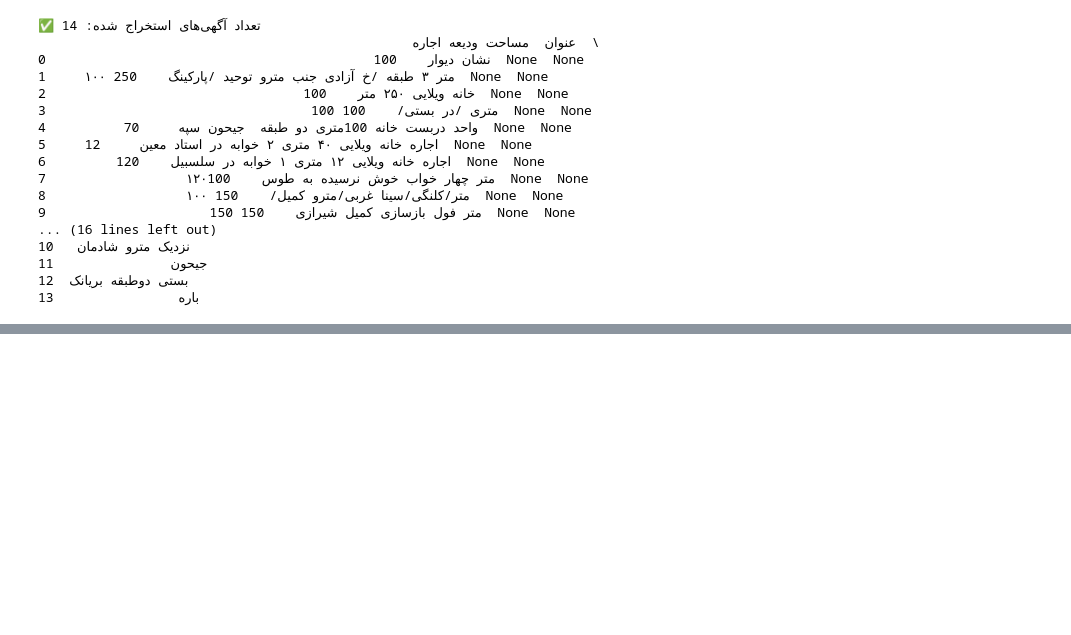
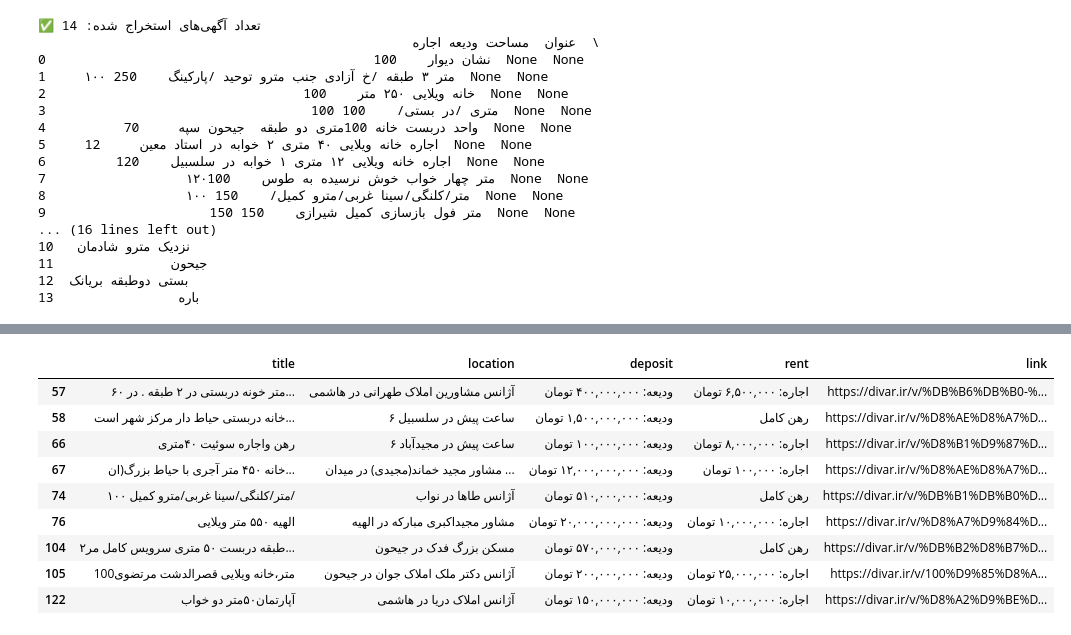
Before and after one commit to Shahbazi-Amir/real_estate_ml_analysis_divar, a Jupyter notebook: find_divar_dataset.ipynb, the cells around one changed output, grey strips where cells are left out. Saved outputs shown, nothing was run; the diff lists cells and outputs as text; code cells hidden in the pictures; blank space fills up the shorter version.

```diff
--- a/find_divar_dataset.ipynb
+++ b/find_divar_dataset.ipynb
@@ -1579,0 +2492,28 @@ print(df_final)
+# %%
+import pandas as pd
+
+# فرض: all_listings همون لیست آگهی‌های خامه
+df = pd.DataFrame(all_listings)
+
+# حذف ردیف‌هایی که location ندارن (اختیاری ولی مفید)
+df = df.dropna(subset=['location'])
+
+# تعریف مناطق مد نظر
+target_areas = ["هاشمی", "بریانک", "جی", "جیحون", "سلسبیل", "سلیمانی", "نواب", "هفت چنار"]
+
+# فیلتر کردن مناطق
+filtered_df = df[df['location'].apply(lambda loc: any(area in loc for area in target_areas))]
+
+# نمایش نتایج فیلتر شده
+filtered_df
+# %% [output]
+|  | title | location | deposit | rent | link |
+| 57 | ۶۰ متر خونه دربستی در ۲ طبقه . در... | آژانس مشاورین املاک طهرانی در هاشمی | ودیعه: ۴۰۰,۰۰۰,۰۰۰ تومان | اجاره: ۶,۵۰۰,۰۰۰ تومان | https://divar.ir/v/%DB%B6%DB%B0-%... |
+| 58 | خانه دربستی حیاط دار مرکز شهر است... | ۶ ساعت پیش در سلسبیل | ودیعه: ۱,۵۰۰,۰۰۰,۰۰۰ تومان | رهن کامل | https://divar.ir/v/%D8%AE%D8%A7%D... |
+| 66 | رهن واجاره سوئیت ۴۰متری | ۶ ساعت پیش در مجیدآباد | ودیعه: ۱۰۰,۰۰۰,۰۰۰ تومان | اجاره: ۸,۰۰۰,۰۰۰ تومان | https://divar.ir/v/%D8%B1%D9%87%D... |
+| 67 | خانه ۴۵۰ متر آجری با حیاط بزرگ(ان... | مشاور مجید خماند(مجیدی) در میدان ... | ودیعه: ۱۲,۰۰۰,۰۰۰,۰۰۰ تومان | اجاره: ۱۰۰,۰۰۰ تومان | https://divar.ir/v/%D8%AE%D8%A7%D... |
+| 74 | ۱۰۰ متر/کلنگی/سینا غربی/مترو کمیل/ | آژانس طاها در نواب | ودیعه: ۵۱۰,۰۰۰,۰۰۰ تومان | رهن کامل | https://divar.ir/v/%DB%B1%DB%B0%D... |
+| 76 | الهیه ۵۵۰ متر ویلایی | مشاور مجیداکبری مبارکه در الهیه | ودیعه: ۲۰,۰۰۰,۰۰۰,۰۰۰ تومان | اجاره: ۱۰,۰۰۰,۰۰۰ تومان | https://divar.ir/v/%D8%A7%D9%84%D... |
+| 104 | ۲طبقه دربست ۵۰ متری سرویس کامل مر... | مسکن بزرگ فدک در جیحون | ودیعه: ۵۷۰,۰۰۰,۰۰۰ تومان | رهن کامل | https://divar.ir/v/%DB%B2%D8%B7%D... |
+| 105 | 100متر،خانه ویلایی قصرالدشت مرتضوی | آژانس دکتر ملک املاک جوان در جیحون | ودیعه: ۲۰۰,۰۰۰,۰۰۰ تومان | اجاره: ۲۵,۰۰۰,۰۰۰ تومان | https://divar.ir/v/100%D9%85%D8%A... |
+| 122 | آپارتمان۵۰متر دو خواب | آژانس املاک دریا در هاشمی | ودیعه: ۱۵۰,۰۰۰,۰۰۰ تومان | اجاره: ۱۰,۰۰۰,۰۰۰ تومان | https://divar.ir/v/%D8%A2%D9%BE%D... |
```
Also changed, not shown: parts of 21 cells of this notebook, 9 other files.
